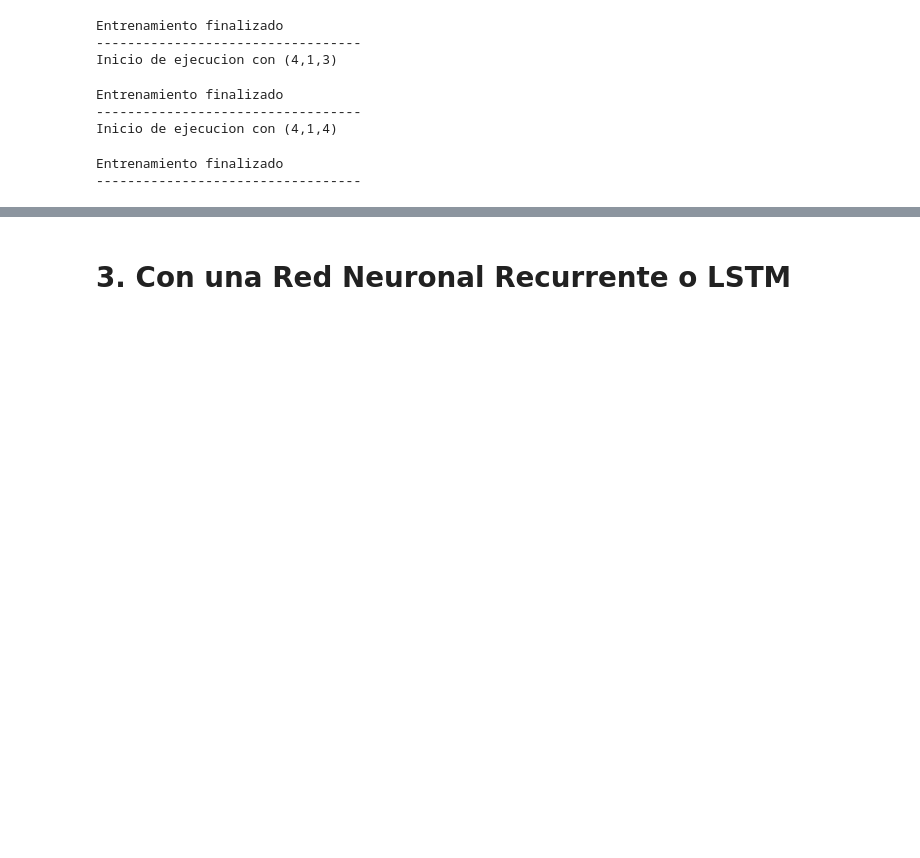
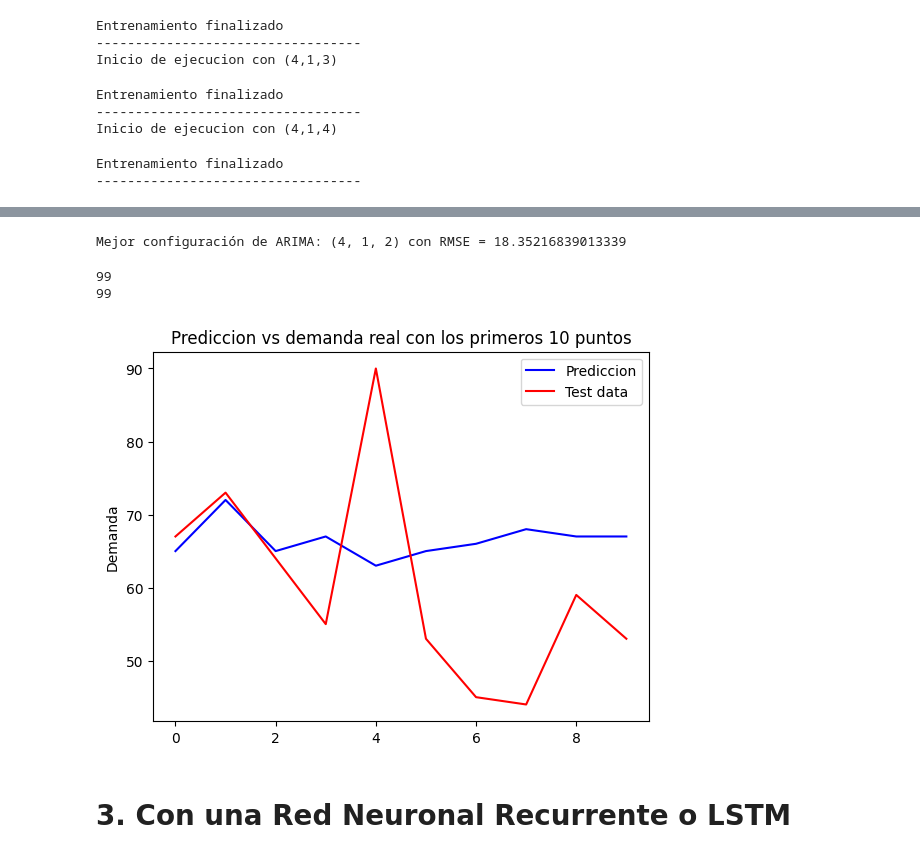
Before and after one commit to juanksRuiz/AI-DemandForecast, a Jupyter notebook: predicciones.ipynb, the cells around one changed output, grey strips where cells are left out. Saved outputs shown, nothing was run; the diff lists cells and outputs as text; code cells hidden in the pictures; blank space fills up the shorter version.

```diff
--- a/predicciones.ipynb
+++ b/predicciones.ipynb
@@ -425,7 +538,10 @@ for p, d ,q in param_grid:
             train, test = despues_comp_df['demanda'][train_idx], despues_comp_df['demanda'][test_idx]
 
             # Entrenamiento del modelo ARIMA con parametros actuales
-            modelo = sm.tsa.arima.ARIMA(train, order=(p, d, q))
+            modelo = sm.tsa.arima.ARIMA(train, order=(p, d, q)
+                                        , enforce_stationarity=True
+                                        , enforce_invertibility=True
+                                        )
             modelo_fit = modelo.fit()
 
             # Predicciones en el conjunto de prueba
@@ -535,2 +631,48 @@ results
+# %%
+# Seleccionar los mejores parámetros (menor RMSE)
+best_params, best_rmse = min(results, key=lambda x: x[1])
+
+print(f"Mejor configuración de ARIMA: {best_params} con RMSE = {best_rmse}")
+# %% [output]
+Mejor configuración de ARIMA: (4, 1, 2) con RMSE = 18.35216839013339
+# %%
+# Funcion para crear modelo ARIMA separando datos de entrenamiento y de prueba
+def ts_train_test_split(y, test_size=0.2):
+    y_copy = y.copy()
+    y_train = y_copy[:int(len(y_copy)*(1-test_size))]
+    y_test = y_copy[int(len(y_copy)*(1-test_size)):]
+    return y_train, y_test
+
+
+demanda_train, demanda_test = ts_train_test_split(despues_comp_df['demanda'])
+# %%
+modelo_arima = sm.tsa.arima.ARIMA(train, order=(4, 1, 2)
+                                        , enforce_stationarity=True
+                                        , enforce_invertibility=True
+                                        )
+modelo_arima_fit = modelo.fit()
+# %%
+# Predicciones en el conjunto de prueba
+predictions = modelo_arima_fit.forecast(steps=len(demanda_test))
+predictions = predictions.astype(int)
+# %%
+print(len(predictions))
+print(len(demanda_test))
+# %% [output]
+99
+99
+# %%
+# Comparacion visual de train y test
+N_data = 10
+plt.plot(range(N_data), predictions[:N_data], color='b')
+plt.plot(range(N_data), demanda_test[:N_data], color='r')
+
+# plt.xlabel('Fecha')
+plt.ylabel('Demanda')
+plt.title("Prediccion vs demanda real con los primeros {N} puntos".format(N=N_data))
+plt.legend(['Prediccion', 'Test data'])
+plt.show()
+# %% [output]
+[figure, added]
 # %% [markdown]
 # 3. Con una Red Neuronal Recurrente o LSTM
```
Also changed, not shown: parts of 8 cells of this notebook, 1 other file.
